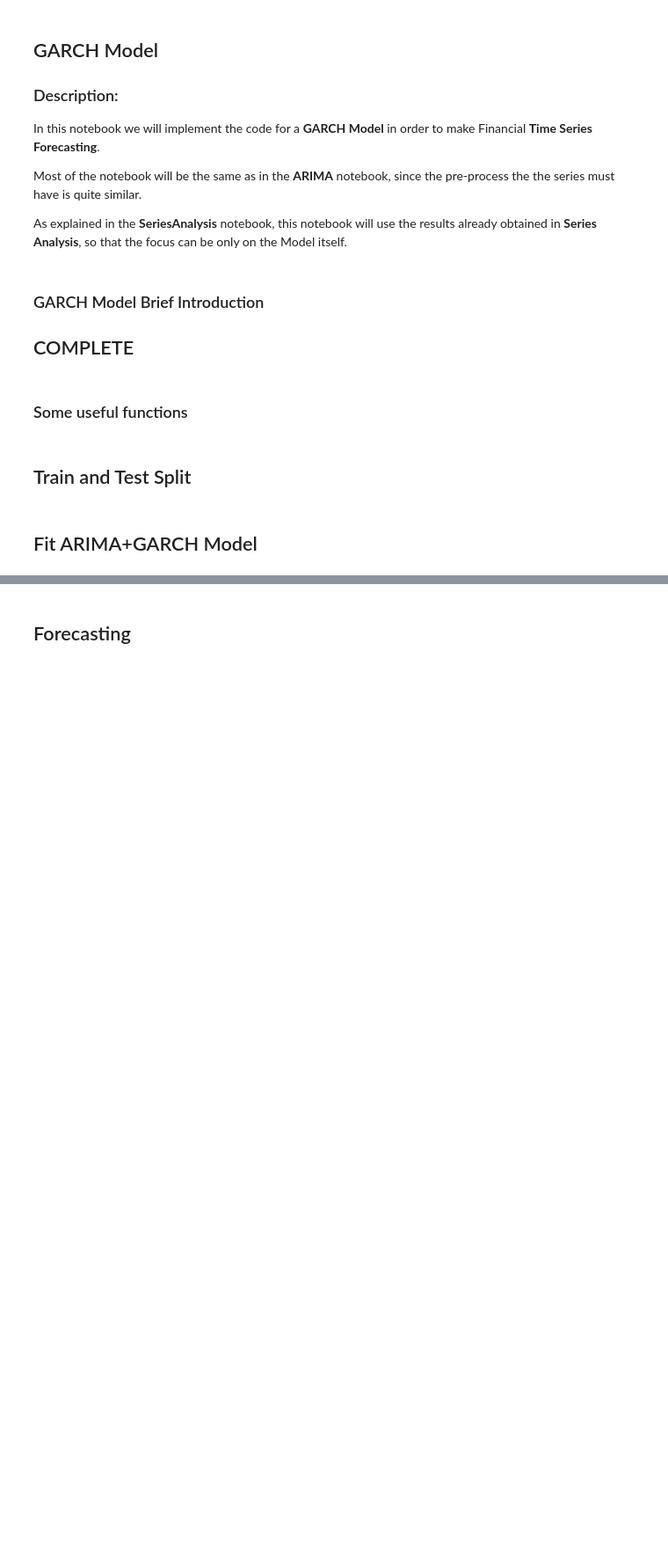
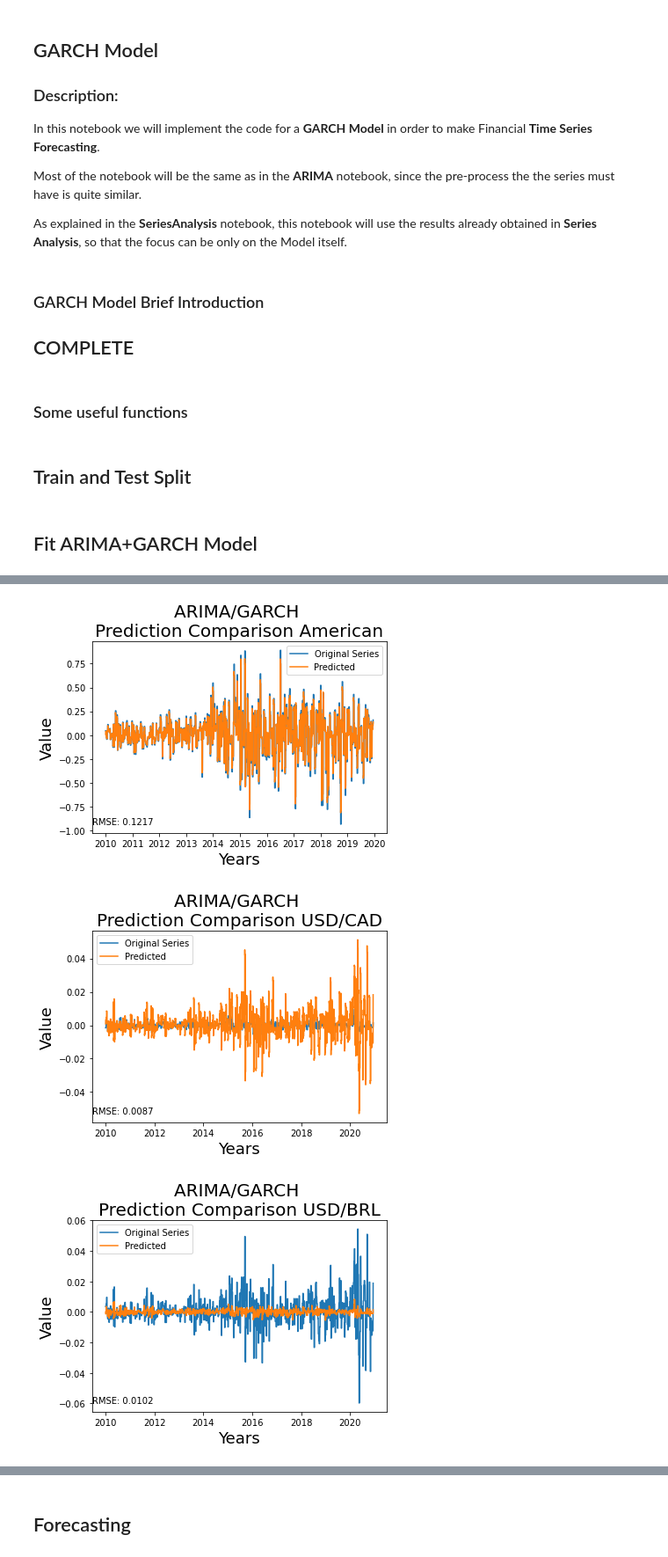
Before and after one commit to MathNog/COMP432-Project, a Jupyter notebook: code/GARCH.ipynb, the cells around one changed output, grey strips where cells are left out. Shown at 88% size. Saved outputs shown, nothing was run; the diff lists cells and outputs as text; code cells hidden in the pictures; blank space fills up the shorter version.

```diff
--- a/code/GARCH.ipynb
+++ b/code/GARCH.ipynb
@@ -133,0 +158,33 @@ See scipy.optimize.fmin_slsqp for code meaning.
+# %%
+plot_2_series(real=train_American_diff1,
+            model=pred_American,
+            error_value = np.sqrt(sklearn.metrics.mean_squared_error(train_American_diff1,pred_American)),
+            title='ARIMA/GARCH \nPrediction Comparison American',
+            xlabel='Years',
+            ylabel='Value')
+
+plot_2_series(real=train_USD_CAD_diff1,
+            model=pred_BRL,
+            error_value = np.sqrt(sklearn.metrics.mean_squared_error(train_USD_CAD_diff1,pred_BRL)),
+            title='ARIMA/GARCH \nPrediction Comparison USD/CAD',
+            xlabel='Years',
+            ylabel='Value')
+
+plot_2_series(real=train_USD_BRL_diff1,
+            model=pred_CAD,
+            error_value = np.sqrt(sklearn.metrics.mean_squared_error(train_USD_BRL_diff1,pred_CAD)),
+            title='ARIMA/GARCH \nPrediction Comparison USD/BRL',
+            xlabel='Years',
+            ylabel='Value')
+
+
+print("\nAmerican Model Prediction Errors")
+print(errors(train_American_diff1,pred_American))
+print("\nUSD/CAD Model Prediction Errors")
+print(errors(train_USD_CAD_diff1,pred_BRL))
+print("\nUSD/BRL Model Prediction Errors")
+print(errors(train_USD_BRL_diff1,pred_CAD))
+# %% [output]
+[figure, added]
+[figure, added]
+[figure, added]
```
Also changed, not shown: parts of 6 cells of this notebook, 4 other files.
